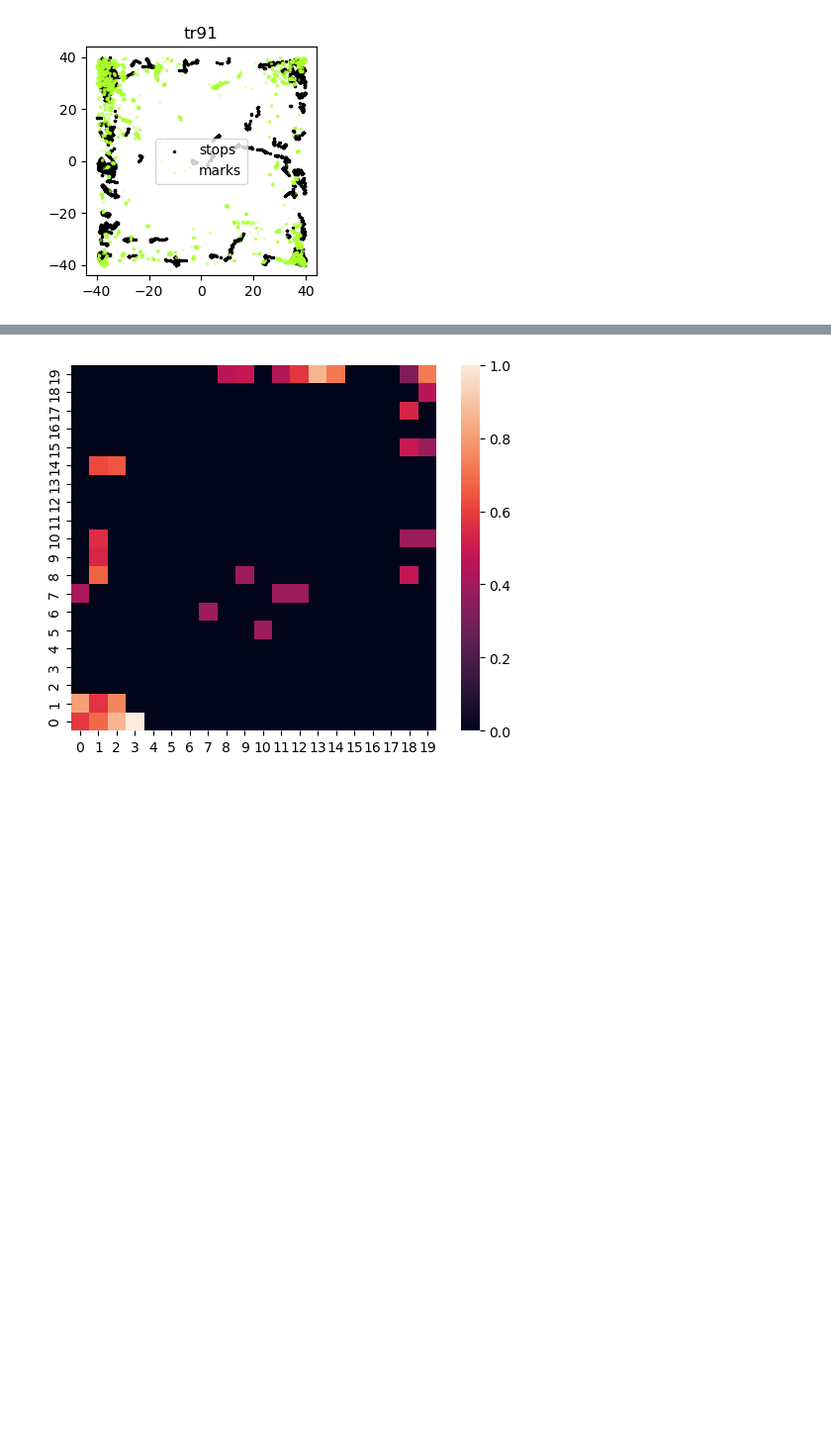
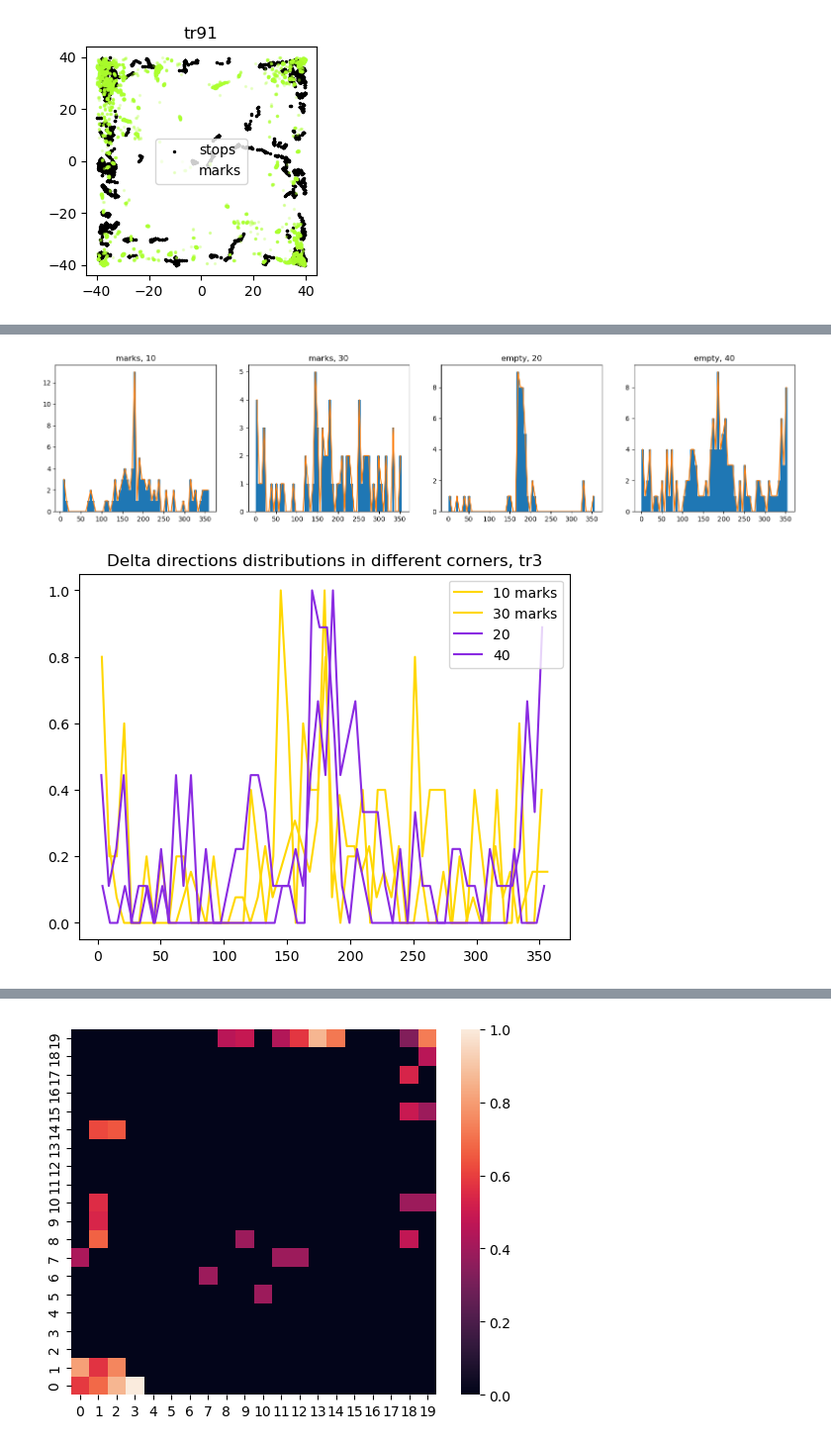
Before and after one commit to Barbara1576/navigation, a Jupyter notebook: miceBehaviorAndMarksAnalysis-Copy1-CHECKED.ipynb, the cells around one changed output, grey strips where cells are left out. Shown at 99% size. Drawn from its saved outputs; the diff is of its cells as text; code cells hidden in the pictures; blank space fills up the shorter version.

```diff
--- a/miceBehaviorAndMarksAnalysis-Copy1-CHECKED.ipynb
+++ b/miceBehaviorAndMarksAnalysis-Copy1-CHECKED.ipynb
@@ -248,0 +491,4 @@ def df_minmax(occ):
+# %%
+def min_max_normalize(y):
+    yn = (y - y.min()) / (y.max() - y.min())
+    return yn
@@ -248,0 +515,51 @@ def df_minmax(occ):
+# %%
+tr3_corners_marks = {}
+tr3_corners_empty = {}
+for w in [10, 20, 30, 40]:
+    if w==10 or w==30:
+        tr3_corners_marks[str(w)] = merg_dfs_03['tr3'].loc[merg_dfs_03['tr3']['near_wall']==w]
+    elif w==20 or w==40:
+        tr3_corners_empty[str(w)] = merg_dfs_03['tr3'].loc[merg_dfs_03['tr3']['near_wall']==w]
+
+fig, axes = plt.subplots(1, 4, figsize=(20, 4))
+bins = 60
+tr3_hist = {}
+
+freqs, binEdges, _ = axes[0].hist(tr3_corners_marks['10']['delta_angle'], bins=bins)
+bin_mid = 0.5 * (binEdges[1:] + binEdges[:-1])
+tr3_hist['10'+' marks']  = [bin_mid, freqs]
+axes[0].plot(bin_mid, freqs)
+axes[0].set_title('marks, 10')
+
+freqs, binEdges, _ = axes[1].hist(tr3_corners_marks['30']['delta_angle'], bins=bins)
+bin_mid = 0.5 * (binEdges[1:] + binEdges[:-1])
+tr3_hist['30'+' marks']  = [bin_mid, freqs]
+axes[1].plot(bin_mid, freqs)
+axes[1].set_title('marks, 30')
+
+freqs, binEdges, _ = axes[2].hist(tr3_corners_empty['20']['delta_angle'], bins=bins)
+bin_mid = 0.5 * (binEdges[1:] + binEdges[:-1])
+tr3_hist['20']  = [bin_mid, freqs]
+axes[2].plot(bin_mid, freqs)
+axes[2].set_title('empty, 20')
+
+freqs, binEdges, _ = axes[3].hist(tr3_corners_empty['40']['delta_angle'], bins=bins)
+bin_mid = 0.5 * (binEdges[1:] + binEdges[:-1])
+tr3_hist['40']  = [bin_mid, freqs]
+axes[3].plot(bin_mid, freqs)
+axes[3].set_title('empty, 40')
+
+plt.figure()
+for k, l in tr3_hist.items():
+    l[1] = min_max_normalize(l[1])
+    if len(k) > 2:
+        col = 'gold'
+    else:
+        col = 'blueviolet'
+    plt.plot(l[0], l[1], label=k, color = col)
+plt.title('Delta directions distributions in different corners, tr3')
+plt.legend()
+plt.show()
+# %% [output]
+[figure, added]
+[figure, added]
```
Also changed, not shown: parts of 53 cells of this notebook.
